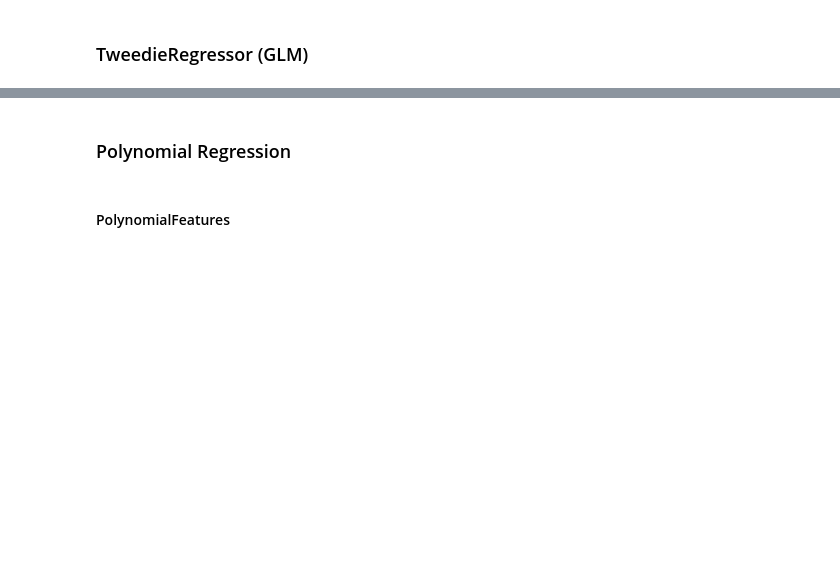
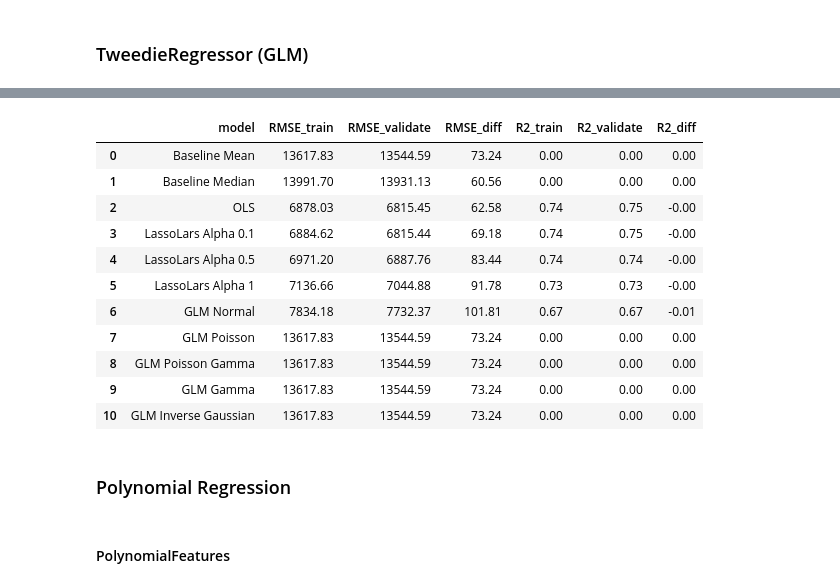
Before and after one commit to adam-talbot/used-cars-regression, a Jupyter notebook: final_notebook.ipynb, the cells around one changed output, grey strips where cells are left out. Cells and saved outputs as stored; diff of their text form; code cells hidden in the pictures; blank space fills up the shorter version.

Commit message:
almost done running models

```diff
--- a/final_notebook.ipynb
+++ b/final_notebook.ipynb
@@ -554,0 +665,20 @@ metric_df = ev.make_metric_df(y_train.log_error,
+# %%
+# create the model
+glm = TweedieRegressor(power=2, alpha=0)
+
+# fit the model
+glm.fit(X_train, y_train[target])
+
+# predict train
+y_train['glm_y_pred_gamma'] = glm.predict(X_train)
+
+# predict validate
+y_validate['glm_y_pred_gamma'] = glm.predict(X_validate)
+
+# get metrics
+metric_df = ev.make_metric_df(y_train[target],
+                           y_train.glm_y_pred_gamma,
+                           y_validate[target],
+                           y_validate.glm_y_pred_gamma,
+                           'GLM Gamma',
+                           metric_df)
@@ -555,3 +699,38 @@ metric_df = ev.make_metric_df(y_train.log_error,
+# %%
+# create the model
+glm = TweedieRegressor(power=3, alpha=0)
+
+# fit the model
+glm.fit(X_train, y_train[target])
+
+# predict train
+y_train['glm_y_pred_i_gauss'] = glm.predict(X_train)
+
+# predict validate
+y_validate['glm_y_pred_i_gauss'] = glm.predict(X_validate)
+
+# get metrics
+metric_df = ev.make_metric_df(y_train[target],
+                           y_train.glm_y_pred_i_gauss,
+                           y_validate[target],
+                           y_validate.glm_y_pred_i_gauss,
+                           'GLM Inverse Gaussian',
+                           metric_df)
+# %%
+metric_df
+# %% [output]
+|  | model | RMSE_train | RMSE_validate | RMSE_diff | R2_train | R2_validate | R2_diff |
+| 0 | Baseline Mean | 13617.83 | 13544.59 | 73.24 | 0.00 | 0.00 | 0.00 |
+| 1 | Baseline Median | 13991.70 | 13931.13 | 60.56 | 0.00 | 0.00 | 0.00 |
+| 2 | OLS | 6878.03 | 6815.45 | 62.58 | 0.74 | 0.75 | -0.00 |
+| 3 | LassoLars Alpha 0.1 | 6884.62 | 6815.44 | 69.18 | 0.74 | 0.75 | -0.00 |
+| 4 | LassoLars Alpha 0.5 | 6971.20 | 6887.76 | 83.44 | 0.74 | 0.74 | -0.00 |
+| 5 | LassoLars Alpha 1 | 7136.66 | 7044.88 | 91.78 | 0.73 | 0.73 | -0.00 |
+| 6 | GLM Normal | 7834.18 | 7732.37 | 101.81 | 0.67 | 0.67 | -0.01 |
+| 7 | GLM Poisson | 13617.83 | 13544.59 | 73.24 | 0.00 | 0.00 | 0.00 |
+| 8 | GLM Poisson Gamma | 13617.83 | 13544.59 | 73.24 | 0.00 | 0.00 | 0.00 |
+| 9 | GLM Gamma | 13617.83 | 13544.59 | 73.24 | 0.00 | 0.00 | 0.00 |
+| 10 | GLM Inverse Gaussian | 13617.83 | 13544.59 | 73.24 | 0.00 | 0.00 | 0.00 |
 # %% [markdown]
 ### Polynomial Regression
 # %% [markdown]
```
Also changed, not shown: parts of 22 cells of this notebook.
